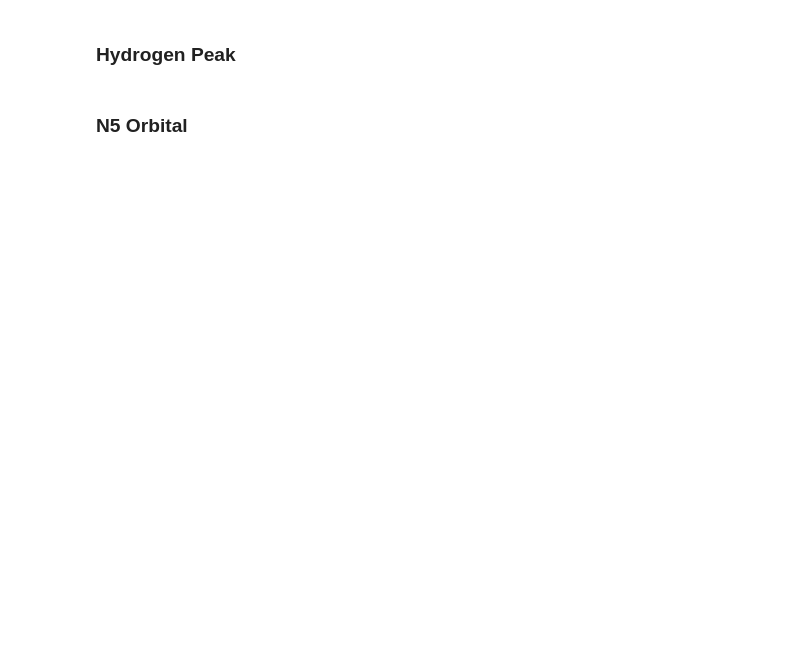
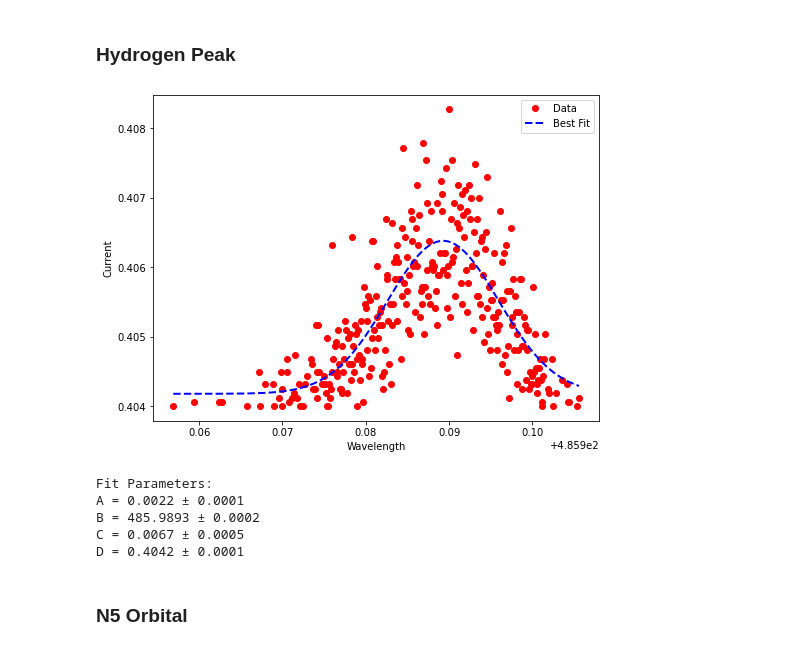
Before and after one commit to MazinDan/H2D2-Lab, a Jupyter notebook: H2D2 Lab/Mazin H2D2 Lab.ipynb, the cells around one changed output. Drawn from its saved outputs; the diff is of its cells as text; code cells hidden in the pictures; blank space fills up the shorter version.

```diff
--- a/H2D2 Lab/Mazin H2D2 Lab.ipynb
+++ b/H2D2 Lab/Mazin H2D2 Lab.ipynb
@@ -143,15 +174,22 @@ fit_and_plot_gaussian(np.array(x_data_2p1), np.array(y_data_2p1), initial_guess)
 # %% [markdown]
 ### Hydrogen Peak
 # %%
-x_data_2_p2 = x_data_2[d2_p1_pts:]
+paired_data_2p2 = [(x, y) for x, y in zip(x_data_2, y_data_2) if x > 485.95]
+filtered_data_2p2 = [(x, y) for x, y in paired_data_2p2 if y >= 0.404]
 
-y_data_2_p2 = y_data_2[d2_p1_pts:]
-
+x_data_2_p2, y_data_2_p2 = zip(*filtered_data_2p2)
 x_data_2p2 = np.array(x_data_2_p2)
 y_data_2p2 = np.array(y_data_2_p2)
 
 initial_guess = [0.41, 485.99, .006, 0.402]
-fit_and_plot_gaussian(np.array(x_data_2p2), np.array(y_data_2p2), initial_guess)
+fit_and_plot_gaussian(x_data_2p2, y_data_2p2, initial_guess)
+# %% [output]
+[figure, added]
+Fit Parameters:
+A = 0.0022 ± 0.0001
+B = 485.9893 ± 0.0002
+C = 0.0067 ± 0.0005
+D = 0.4042 ± 0.0001
 # %% [markdown]
 ### N5 Orbital
 # %%
```
Also changed, not shown: parts of 16 cells of this notebook.
